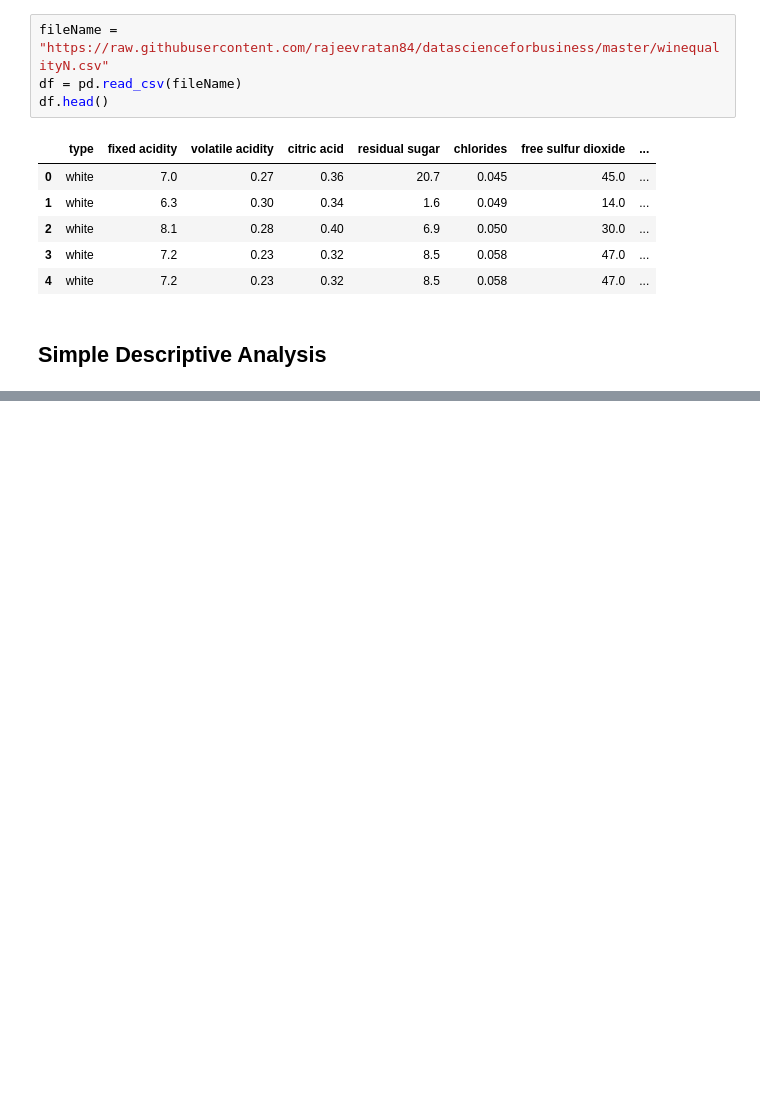
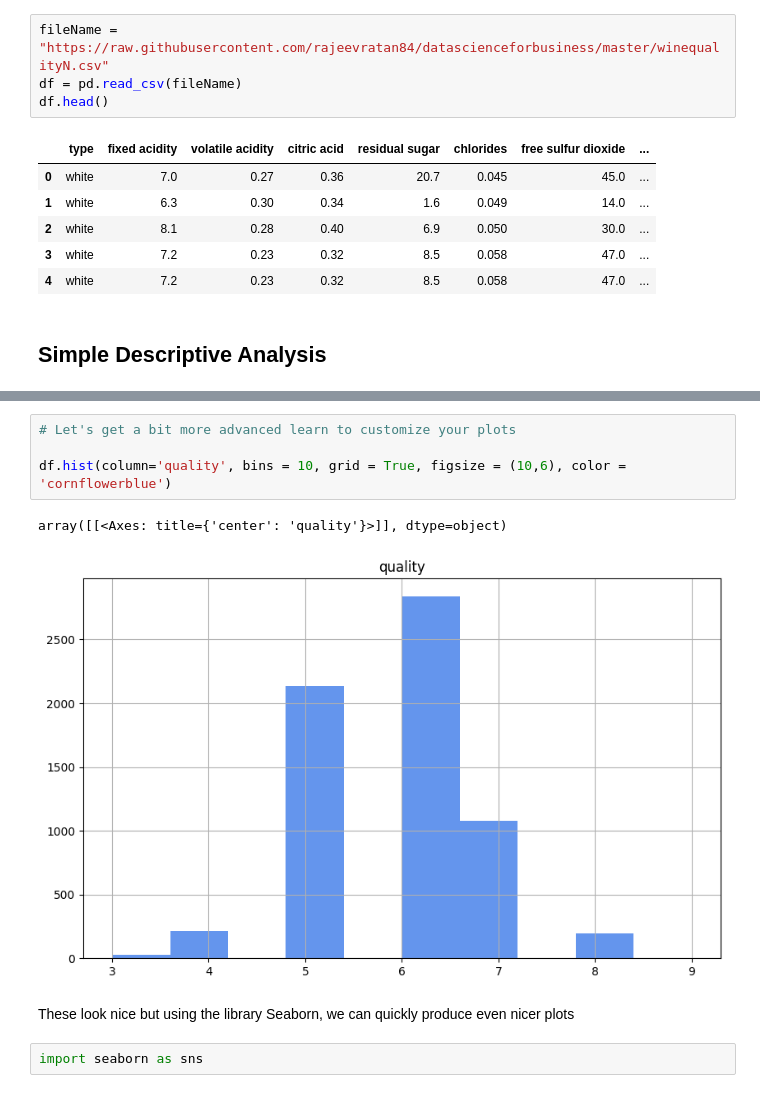
Before and after one commit to muratgulcan/EDA_Visualization, a Jupyter notebook: Untitled.ipynb, the cells around one changed output, grey strips where cells are left out. Saved outputs shown, nothing was run; the diff lists cells and outputs as text; blank space fills up the shorter version.

```diff
--- a/Untitled.ipynb
+++ b/Untitled.ipynb
@@ -27,0 +74,11 @@ df.head()
+# %%
+# Let's get a bit more advanced learn to customize your plots
+
+df.hist(column='quality', bins = 10, grid = True, figsize = (10,6), color = 'cornflowerblue')
+# %% [output]
+array([[<Axes: title={'center': 'quality'}>]], dtype=object)
+[figure, added]
+# %% [markdown]
+These look nice but using the library Seaborn, we can quickly produce even nicer plots
+# %%
+import seaborn as sns
```
Also changed, not shown: parts of 10 cells of this notebook.
